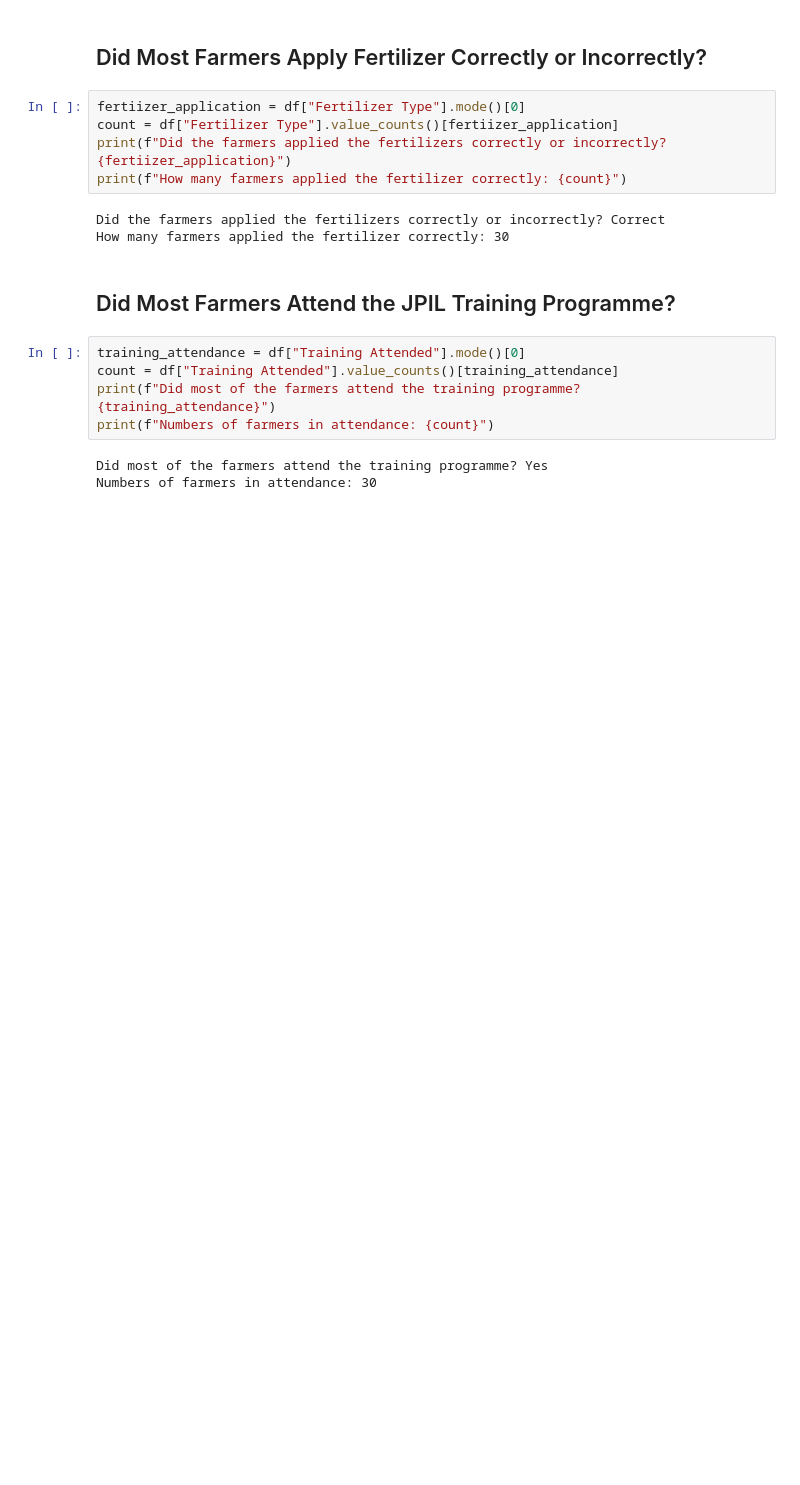
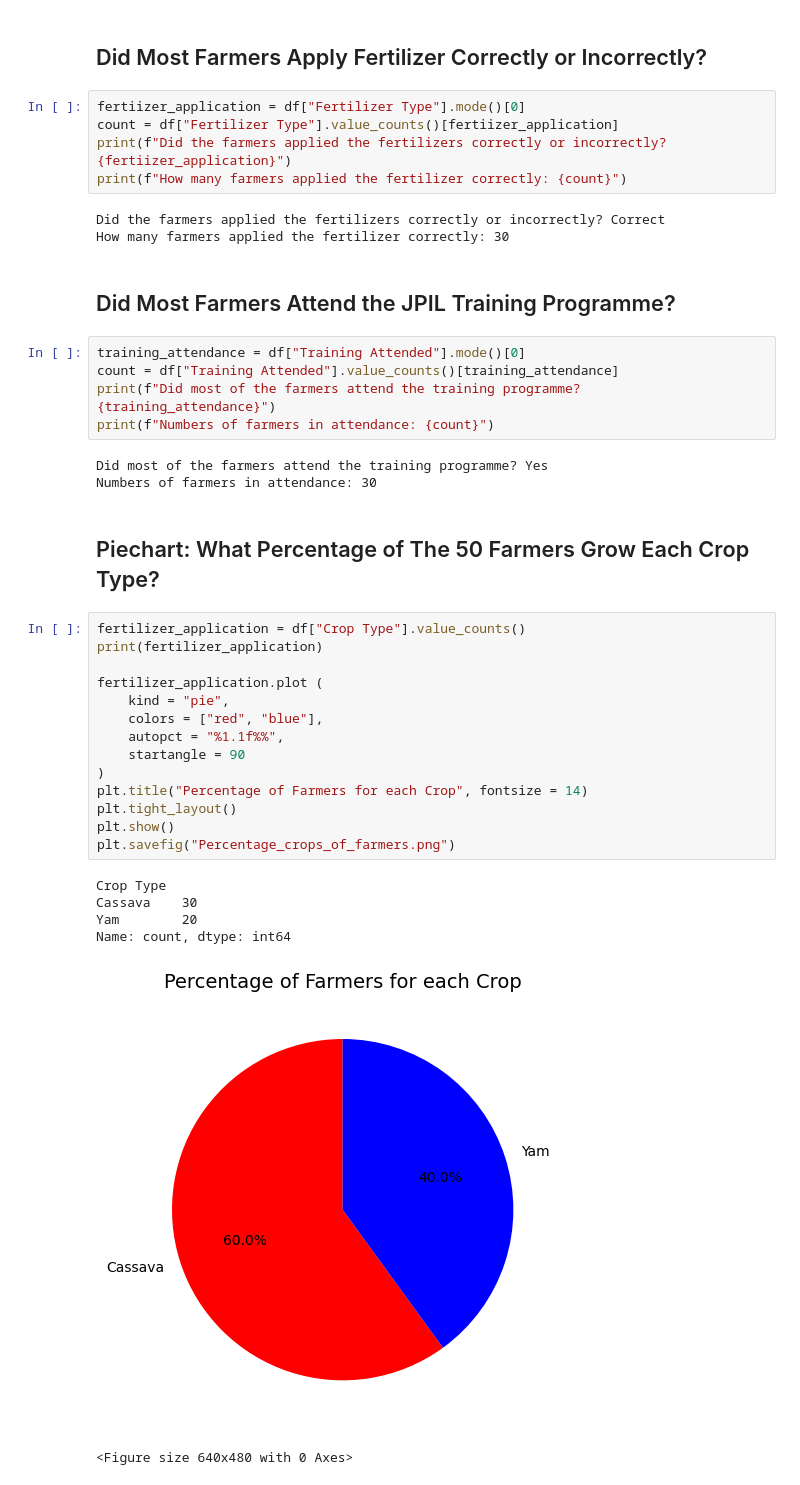
Before and after one commit to best-dave/AGRIC_DATA_ANALYSIS, a Jupyter notebook: farm_analysis.ipynb, the cells around one changed output. Drawn from its saved outputs; the diff is of its cells as text; blank space fills up the shorter version.

```diff
--- a/farm_analysis.ipynb
+++ b/farm_analysis.ipynb
@@ -141,3 +159,26 @@ print(f"Numbers of farmers in attendance: {count}")
 # %% [output]
 Did most of the farmers attend the training programme? Yes
 Numbers of farmers in attendance: 30
+# %% [markdown]
+## Piechart: What Percentage of The 50 Farmers Grow Each Crop Type?
+# %%
+fertilizer_application = df["Crop Type"].value_counts()
+print(fertilizer_application)
+
+fertilizer_application.plot (
+    kind = "pie",
+    colors = ["red", "blue"],
+    autopct = "%1.1f%%",
+    startangle = 90
+)
+plt.title("Percentage of Farmers for each Crop", fontsize = 14)
+plt.tight_layout()
+plt.show()
+plt.savefig("Percentage_crops_of_farmers.png")
+# %% [output]
+Crop Type
+Cassava    30
+Yam        20
+Name: count, dtype: int64
+[figure, added]
+<Figure size 640x480 with 0 Axes>
```
Also changed, not shown: parts of 4 cells of this notebook, 5 other files.
